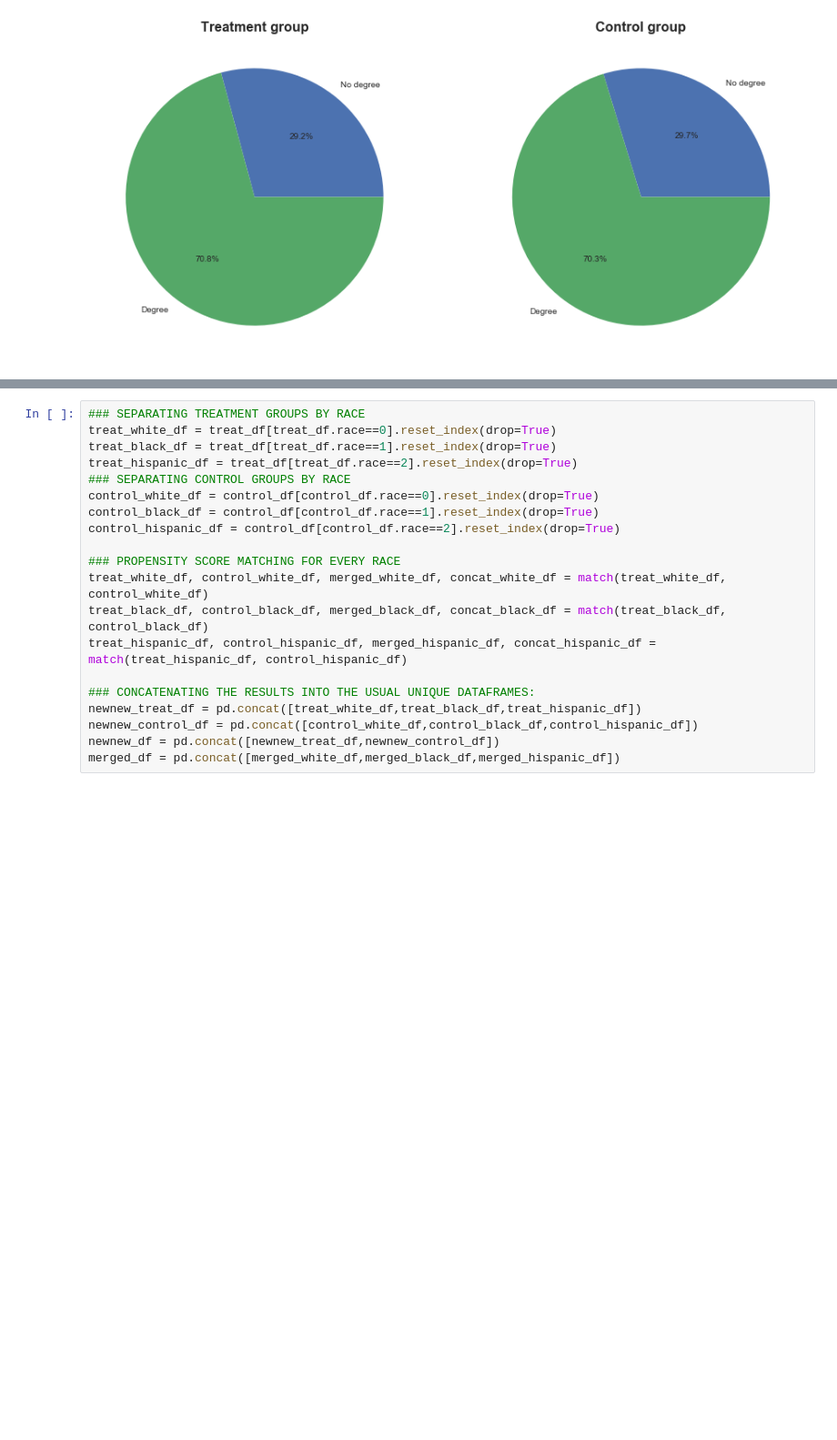
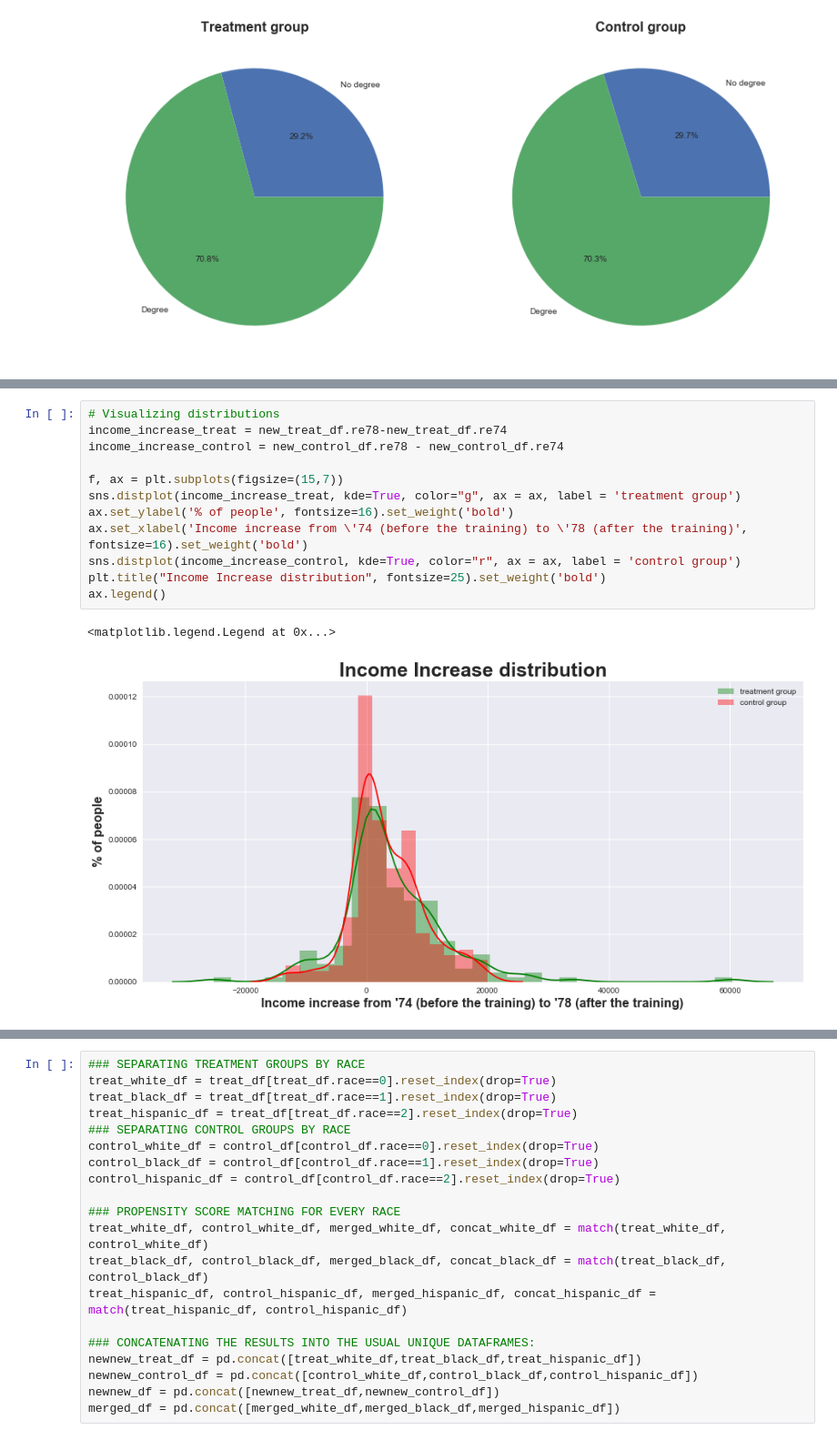
Before and after one commit to LucaZampieri/ADA_homework_LMX, a Jupyter notebook: 04 - Applied ML/H4_Q1.ipynb, the cells around one changed output, grey strips where cells are left out. Shown at 91% size. Saved outputs shown, nothing was run; the diff lists cells and outputs as text; blank space fills up the shorter version.

```diff
--- a/04 - Applied ML/H4_Q1.ipynb
+++ b/04 - Applied ML/H4_Q1.ipynb
@@ -429,0 +428,15 @@ Argue with numbers and plots that the two groups (treated and control) are now b
+# %%
+# Visualizing distributions
+income_increase_treat = new_treat_df.re78-new_treat_df.re74
+income_increase_control = new_control_df.re78 - new_control_df.re74
+
+f, ax = plt.subplots(figsize=(15,7))
+sns.distplot(income_increase_treat, kde=True, color="g", ax = ax, label = 'treatment group')
+ax.set_ylabel('% of people', fontsize=16).set_weight('bold')
+ax.set_xlabel('Income increase from \'74 (before the training) to \'78 (after the training)', fontsize=16).set_weight('bold')
+sns.distplot(income_increase_control, kde=True, color="r", ax = ax, label = 'control group')
+plt.title("Income Increase distribution", fontsize=25).set_weight('bold')
+ax.legend()
+# %% [output]
+<matplotlib.legend.Legend at 0x...>
+[figure, added]
```
Also changed, not shown: parts of 35 cells of this notebook.
